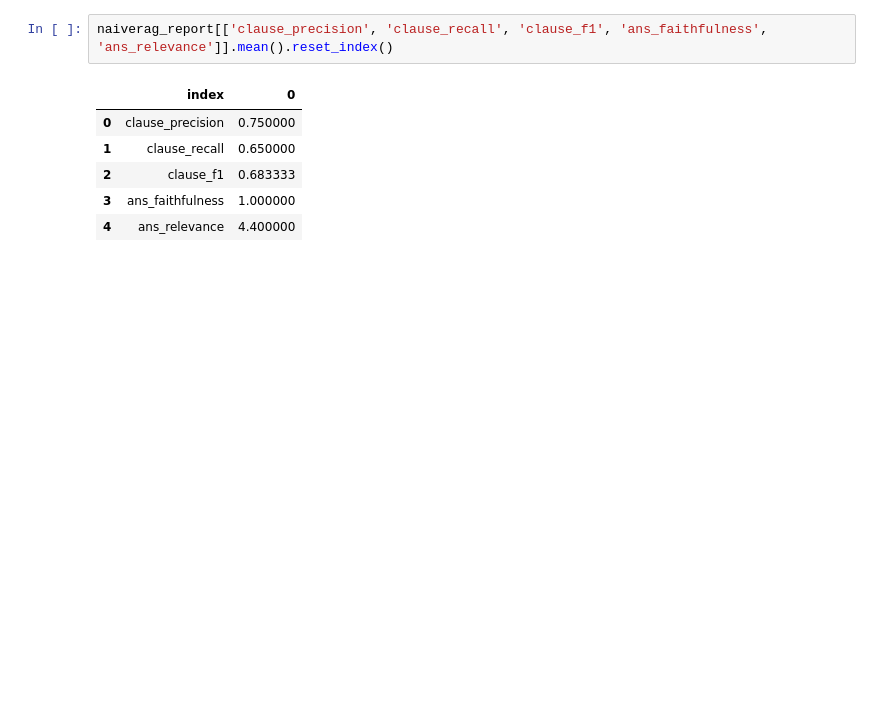
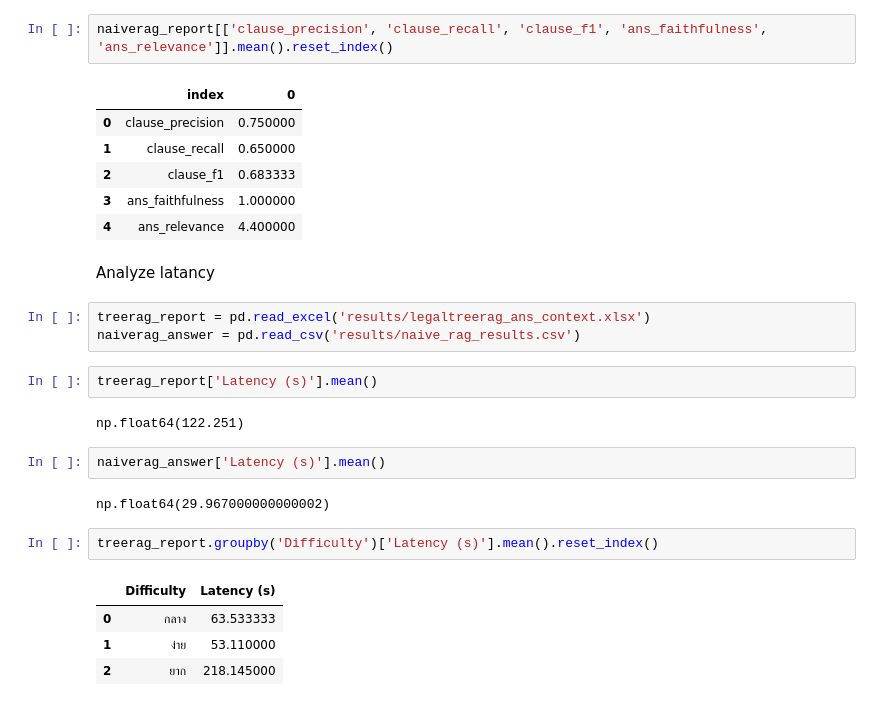
Before and after one commit to aiywatch/agentic-treerag-legaltech, a Jupyter notebook: 5 evaluation.ipynb, the cells around one changed output. Cells and saved outputs as stored; diff of their text form; blank space fills up the shorter version.

Commit message:
3 treerag

```diff
--- a/5 evaluation.ipynb
+++ b/5 evaluation.ipynb
@@ -548,3 +551,23 @@ naiverag_report[['clause_precision', 'clause_recall', 'clause_f1', 'ans_faithful
 | 2 | clause_f1 | 0.683333 |
 | 3 | ans_faithfulness | 1.000000 |
 | 4 | ans_relevance | 4.400000 |
+# %% [markdown]
+Analyze latancy
+# %%
+treerag_report = pd.read_excel('results/legaltreerag_ans_context.xlsx')
+naiverag_answer = pd.read_csv('results/naive_rag_results.csv')
+# %%
+treerag_report['Latency (s)'].mean()
+# %% [output]
+np.float64(122.251)
+# %%
+naiverag_answer['Latency (s)'].mean()
+# %% [output]
+np.float64(29.967000000000002)
+# %%
+treerag_report.groupby('Difficulty')['Latency (s)'].mean().reset_index()
+# %% [output]
+|  | Difficulty | Latency (s) |
+| 0 | กลาง | 63.533333 |
+| 1 | ง่าย | 53.110000 |
+| 2 | ยาก | 218.145000 |
```
Also changed, not shown: parts of 13 cells of this notebook, 9 other files.
